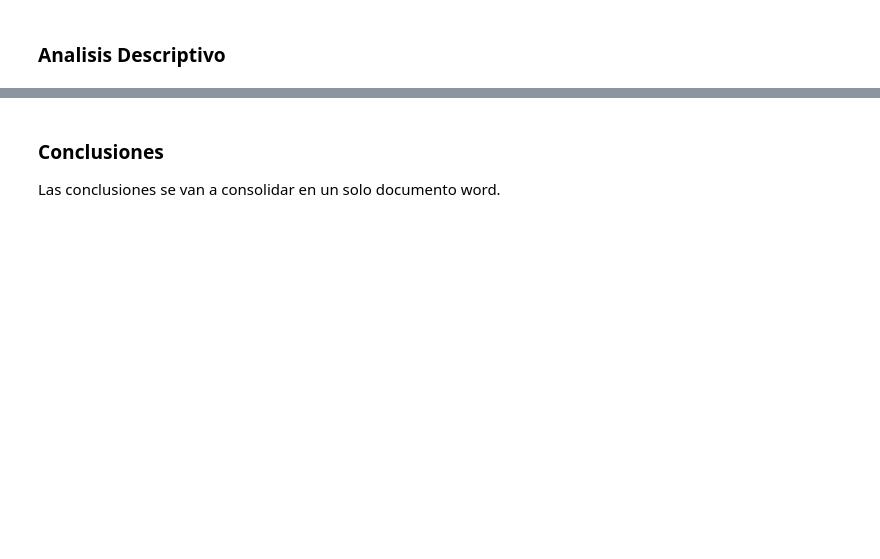
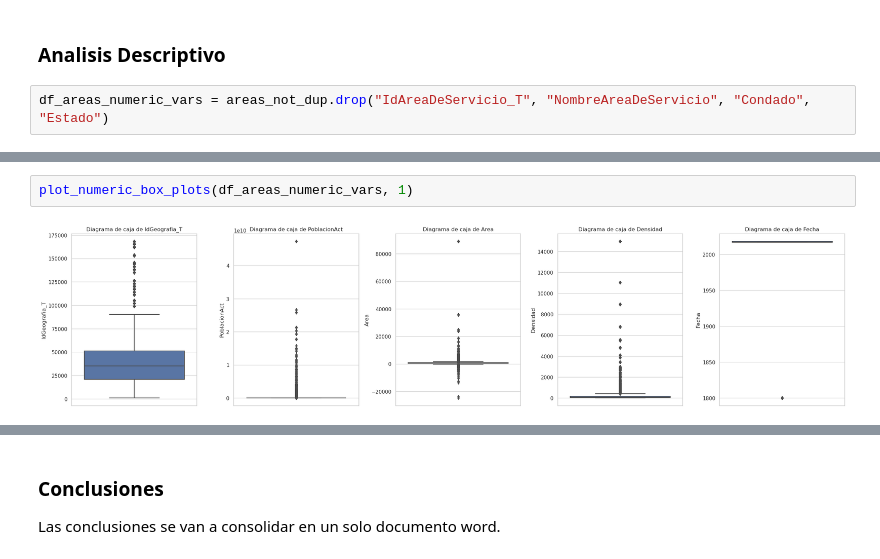
Before and after one commit to codebusters-MIAD/rasa-alpes-project, a Jupyter notebook: entendimiento/fuente_area_servicio.ipynb, the cells around one changed output, grey strips where cells are left out. Saved outputs shown, nothing was run; the diff lists cells and outputs as text; blank space fills up the shorter version.

```diff
--- a/entendimiento/fuente_area_servicio.ipynb
+++ b/entendimiento/fuente_area_servicio.ipynb
@@ -395,2 +406,4 @@ cardinalidad(areas_not_dup)
 # %% [markdown]
 ### **Analisis Descriptivo**
+# %%
+df_areas_numeric_vars = areas_not_dup.drop("IdAreaDeServicio_T", "NombreAreaDeServicio", "Condado", "Estado")
@@ -396,0 +424,4 @@ cardinalidad(areas_not_dup)
+# %%
+plot_numeric_box_plots(df_areas_numeric_vars, 1)
+# %% [output]
+[figure, added]
```
Also changed, not shown: parts of 25 cells of this notebook, 1 other file.
